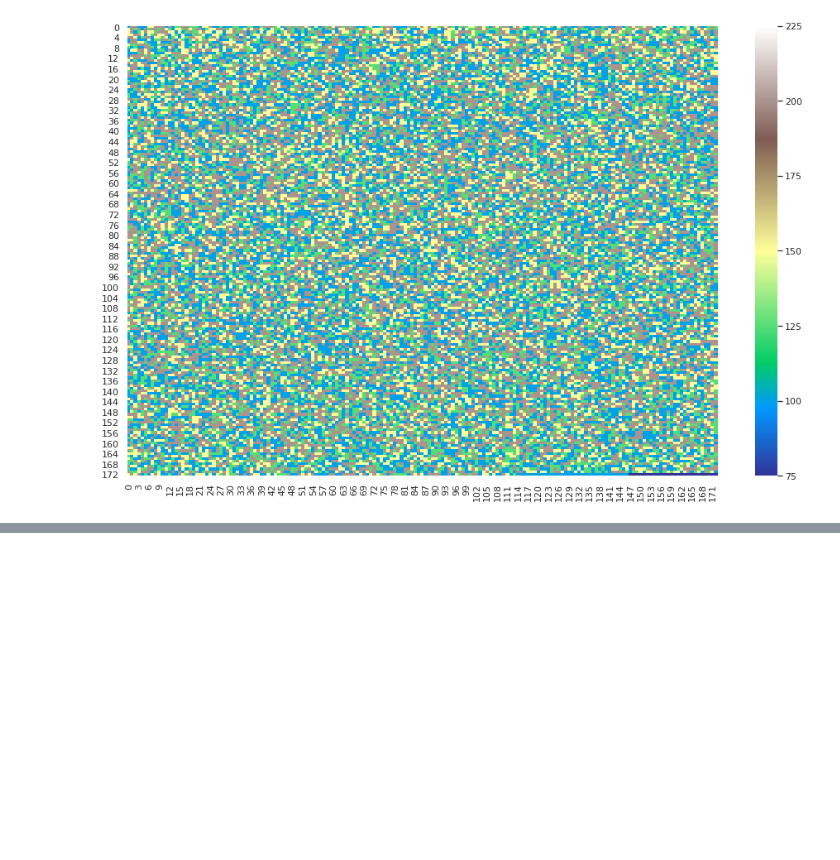
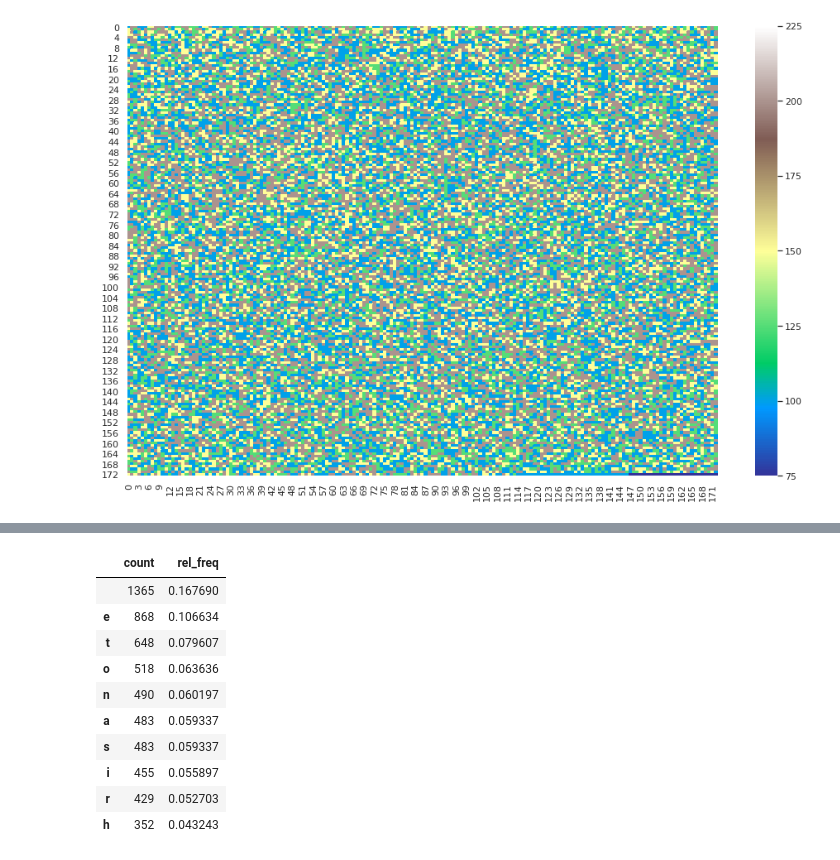
Before and after one commit to ianabc/cov19, a Jupyter notebook: Covid19.ipynb, the cells around one changed output, grey strips where cells are left out. Cells and saved outputs as stored; diff of their text form; code cells hidden in the pictures; blank space fills up the shorter version.

```diff
--- a/Covid19.ipynb
+++ b/Covid19.ipynb
@@ -31,0 +127,6 @@ sns.heatmap(cov_num, vmin=75, vmax=225, cmap='terrain')
+# %%
+doiDF = pd.DataFrame.from_dict(c,
+                              orient='index',
+                              columns=['count']
+                              ).sort_values(by='count', ascending=False)
+doiDF.head()
@@ -31,0 +140,15 @@ sns.heatmap(cov_num, vmin=75, vmax=225, cmap='terrain')
+# %%
+doiDF['rel_freq'] = doiDF['count'] / doiDF['count'].sum()
+doiDF.head(n=10)
+# %% [output]
+|  | count | rel_freq |
+|  | 1365 | 0.167690 |
+| e | 868 | 0.106634 |
+| t | 648 | 0.079607 |
+| o | 518 | 0.063636 |
+| n | 490 | 0.060197 |
+| a | 483 | 0.059337 |
+| s | 483 | 0.059337 |
+| i | 455 | 0.055897 |
+| r | 429 | 0.052703 |
+| h | 352 | 0.043243 |
```
Also changed, not shown: parts of 26 cells of this notebook, 1 other file.
